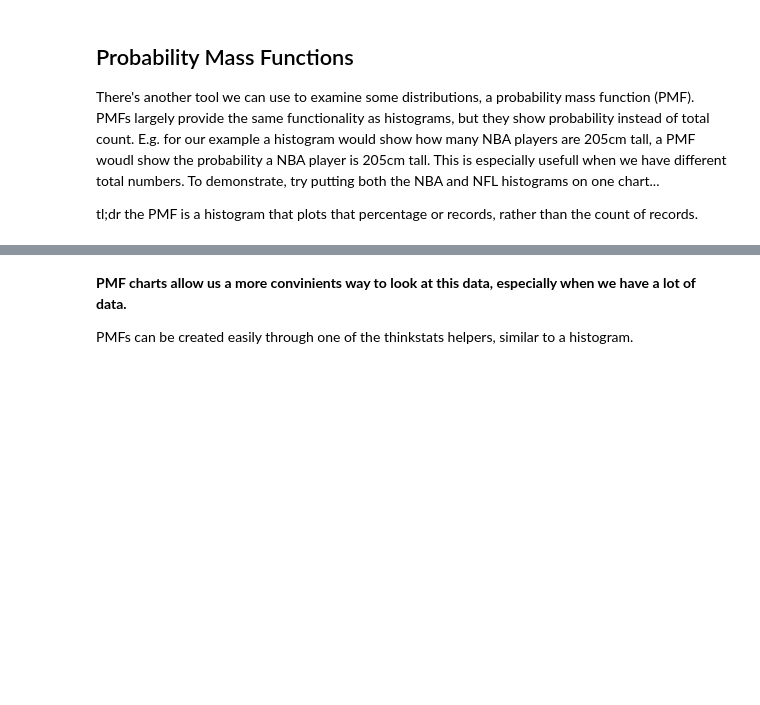
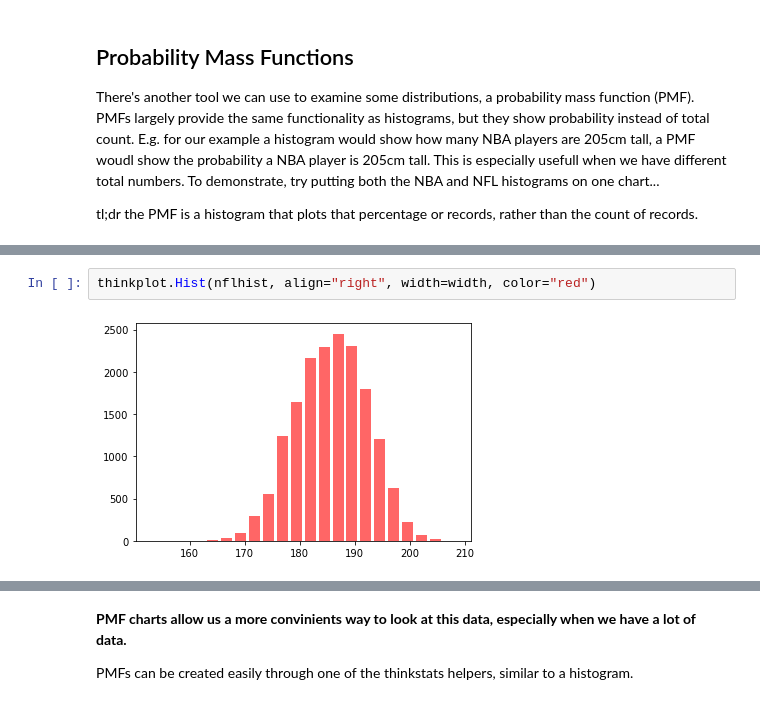
Before and after one commit to guochuanyong/Basic_Stats_in_Python_Student_Workbooks, a Jupyter notebook: 003_Var_Std_Dev_sol.ipynb, the cells around one changed output, grey strips where cells are left out. Cells and saved outputs as stored; diff of their text form; blank space fills up the shorter version.

```diff
--- a/003_Var_Std_Dev_sol.ipynb
+++ b/003_Var_Std_Dev_sol.ipynb
@@ -319,0 +320,4 @@ thinkplot.Config(xlabel='Height', ylabel='Count', xlim=[160, 220], ylim=[0,2500]
+# %%
+thinkplot.Hist(nflhist, align="right", width=width, color="red")
+# %% [output]
+[figure, added]
```
Also changed, not shown: parts of 3 cells of this notebook, 3 other files.
